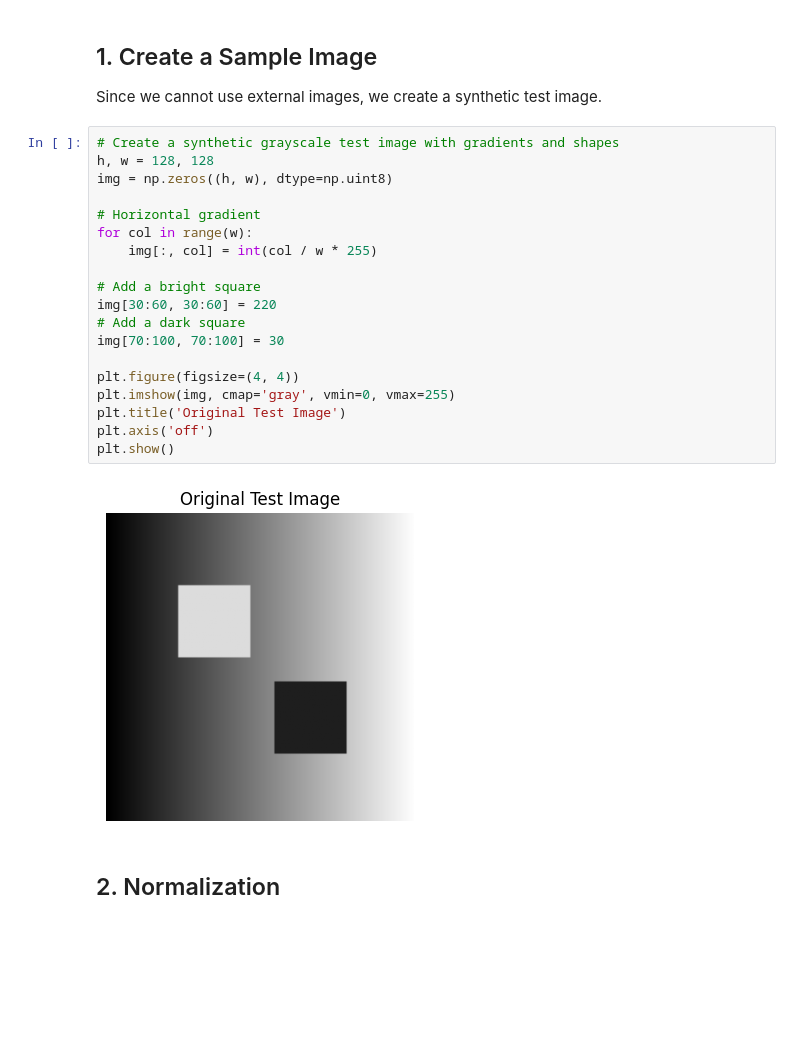
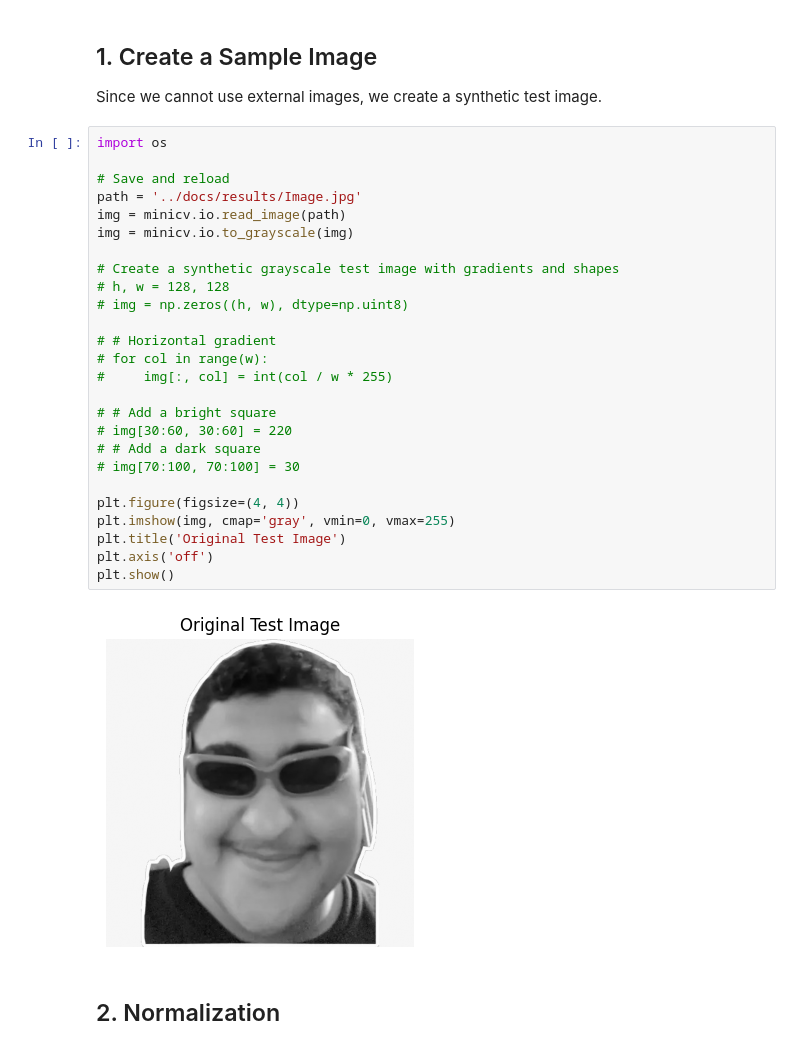
Before and after one commit to iaminfadel/Shawwaf, a Jupyter notebook: notebooks/demo.ipynb, the cells around one changed output. Drawn from its saved outputs; the diff is of its cells as text; blank space fills up the shorter version.

```diff
--- a/notebooks/demo.ipynb
+++ b/notebooks/demo.ipynb
@@ -20,26 +20,33 @@ plt.rcParams['figure.dpi'] = 100
 
 Since we cannot use external images, we create a synthetic test image.
 # %%
+import os
+
+# Save and reload
+path = '../docs/results/Image.jpg'
+img = minicv.io.read_image(path)
+img = minicv.io.to_grayscale(img)
+
 # Create a synthetic grayscale test image with gradients and shapes
-h, w = 128, 128
-img = np.zeros((h, w), dtype=np.uint8)
+# h, w = 128, 128
+# img = np.zeros((h, w), dtype=np.uint8)
 
-# Horizontal gradient
-for col in range(w):
-    img[:, col] = int(col / w * 255)
+# # Horizontal gradient
+# for col in range(w):
+#     img[:, col] = int(col / w * 255)
 
-# Add a bright square
-img[30:60, 30:60] = 220
-# Add a dark square
-img[70:100, 70:100] = 30
+# # Add a bright square
+# img[30:60, 30:60] = 220
+# # Add a dark square
+# img[70:100, 70:100] = 30
 
 plt.figure(figsize=(4, 4))
 plt.imshow(img, cmap='gray', vmin=0, vmax=255)
 plt.title('Original Test Image')
 plt.axis('off')
 plt.show()
 # %% [output]
-[figure, old version]
+[figure, new version]
 # %% [markdown]
 ## 2. Normalization
 # %%
```
Also changed, not shown: parts of 10 cells of this notebook, 16 other files.
